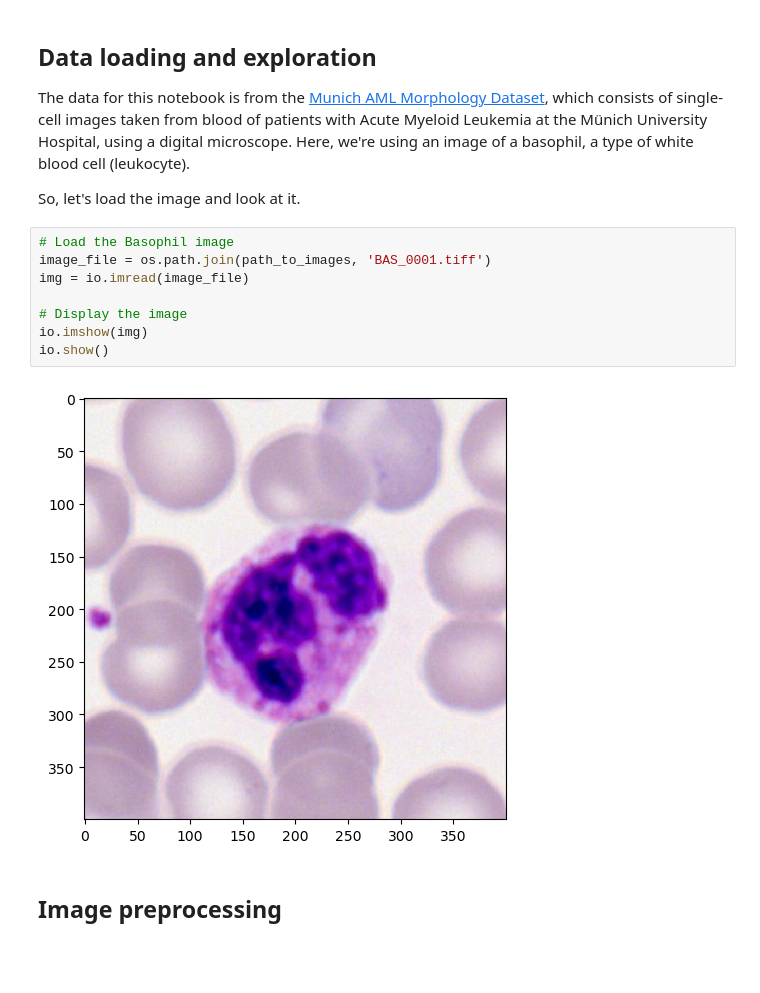
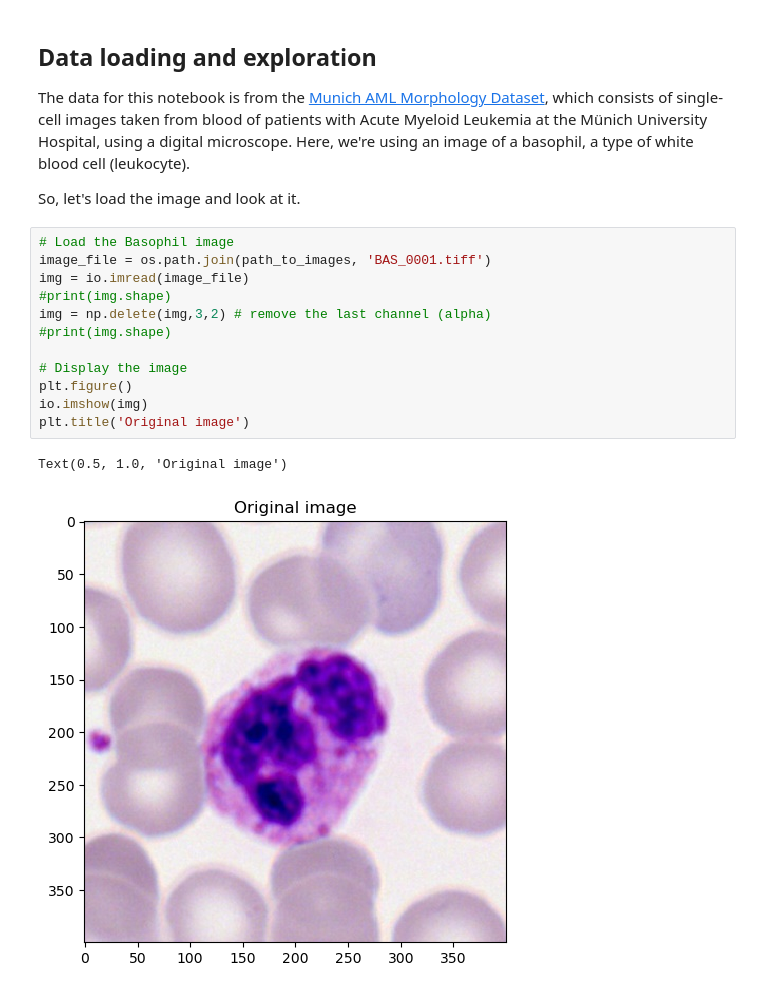
Before and after one commit to TranslationalML/course-image-analysis, a Jupyter notebook: module2/morphological_operations.ipynb, the cells around one changed output. Saved outputs shown, nothing was run; the diff lists cells and outputs as text; blank space fills up the shorter version.

Commit message:
morpho notebook loading, displaying, preprocessing

```diff
--- a/module2/morphological_operations.ipynb
+++ b/module2/morphological_operations.ipynb
@@ -22,12 +25,15 @@ So, let's load the image and look at it.
 # %%
 # Load the Basophil image
 image_file = os.path.join(path_to_images, 'BAS_0001.tiff')
 img = io.imread(image_file)
+#print(img.shape)
+img = np.delete(img,3,2) # remove the last channel (alpha)
+#print(img.shape)
 
 # Display the image
+plt.figure()
 io.imshow(img)
-io.show()
+plt.title('Original image')
 # %% [output]
+Text(0.5, 1.0, 'Original image')
-[figure, old version]
+[figure, new version]
-# %% [markdown]
-## Image preprocessing
```
Also changed, not shown: parts of 3 cells of this notebook.
